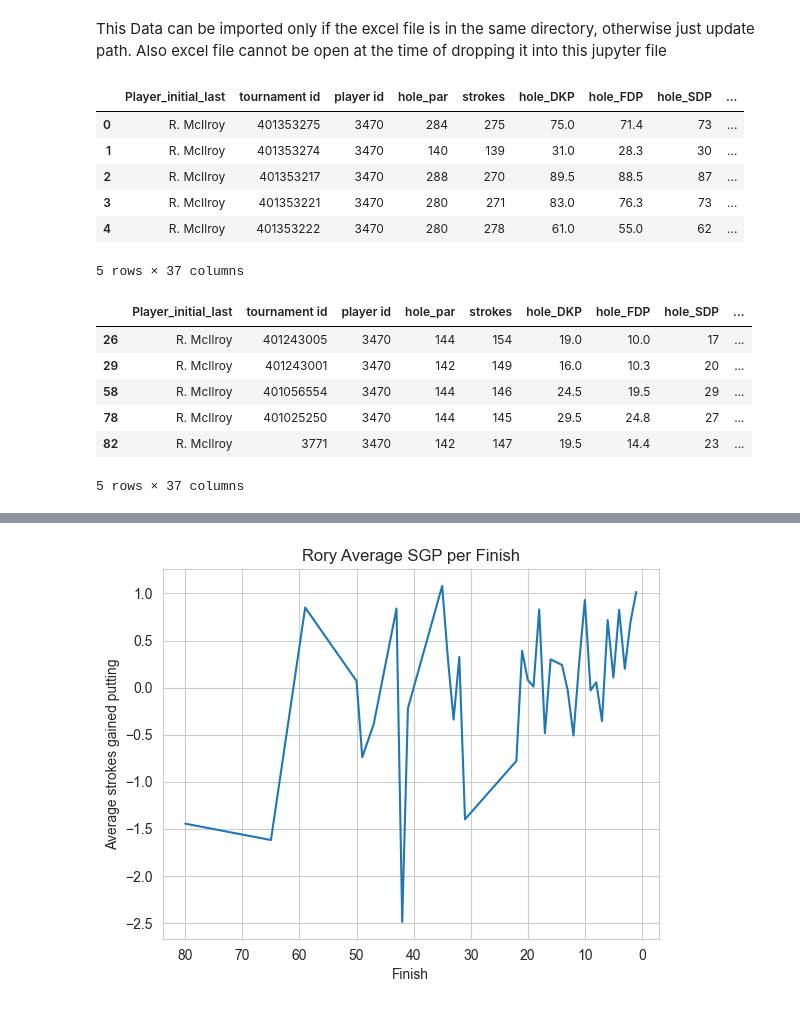
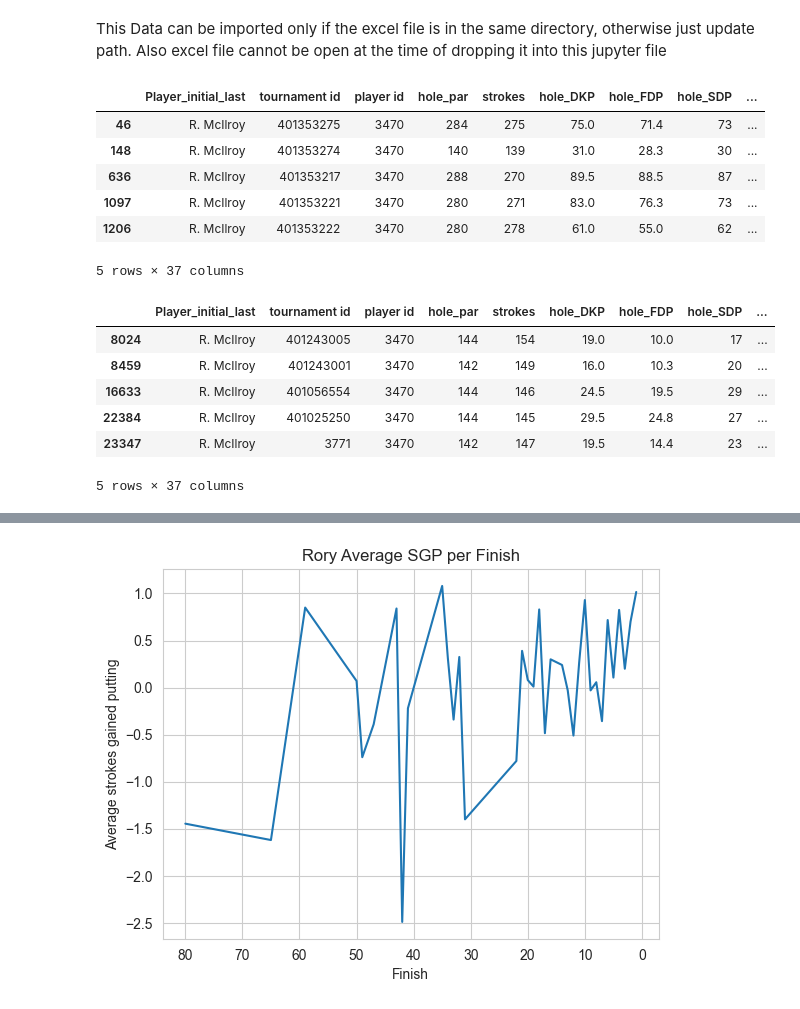
Before and after one commit to jfiengo/PGA_Analytics, a Jupyter notebook: RoryMcIlroy.ipynb, the cells around one changed output, grey strips where cells are left out. Cells and saved outputs as stored; diff of their text form; code cells hidden in the pictures.

```diff
--- a/RoryMcIlroy.ipynb
+++ b/RoryMcIlroy.ipynb
@@ -2,28 +2,31 @@
 import pandas as pd
 # %% [markdown]
 This Data can be imported only if the excel file is in the same directory, otherwise just update path. Also excel file cannot be open at the time of dropping it into this jupyter file
+# %%
+PlayerName = input("Enter name of PGA player to see their stats")
 # %%
-RoryStats = pd.read_excel('PGAData2015-2022.xlsx', sheet_name='Rory McIlroy Stats')
+fullDF = pd.read_excel('PGAData2015-2022.xlsx')
+PlayerDF = fullDF[fullDF['player'] == PlayerName]
 # %%
-RoryStats.head()
+PlayerDF.head()
 # %% [output]
 |  | Player_initial_last | tournament id | player id | hole_par | strokes | hole_DKP | hole_FDP | hole_SDP | ... |
-| 0 | R. McIlroy | 401353275 | 3470 | 284 | 275 | 75.0 | 71.4 | 73 | ... |
-| 1 | R. McIlroy | 401353274 | 3470 | 140 | 139 | 31.0 | 28.3 | 30 | ... |
-| 2 | R. McIlroy | 401353217 | 3470 | 288 | 270 | 89.5 | 88.5 | 87 | ... |
-| 3 | R. McIlroy | 401353221 | 3470 | 280 | 271 | 83.0 | 76.3 | 73 | ... |
-| 4 | R. McIlroy | 401353222 | 3470 | 280 | 278 | 61.0 | 55.0 | 62 | ... |
+| 46 | R. McIlroy | 401353275 | 3470 | 284 | 275 | 75.0 | 71.4 | 73 | ... |
+| 148 | R. McIlroy | 401353274 | 3470 | 140 | 139 | 31.0 | 28.3 | 30 | ... |
+| 636 | R. McIlroy | 401353217 | 3470 | 288 | 270 | 89.5 | 88.5 | 87 | ... |
+| 1097 | R. McIlroy | 401353221 | 3470 | 280 | 271 | 83.0 | 76.3 | 73 | ... |
+| 1206 | R. McIlroy | 401353222 | 3470 | 280 | 278 | 61.0 | 55.0 | 62 | ... |
 5 rows × 37 columns
 # %%
-CutCheck = RoryStats['Finish'] == 'CUT'
-CutStats = RoryStats[CutCheck]
+CutCheck = PlayerDF['Finish'] == 'CUT'
+CutStats = PlayerDF[CutCheck]
 CutStats.head()
 # %% [output]
 |  | Player_initial_last | tournament id | player id | hole_par | strokes | hole_DKP | hole_FDP | hole_SDP | ... |
-| 26 | R. McIlroy | 401243005 | 3470 | 144 | 154 | 19.0 | 10.0 | 17 | ... |
-| 29 | R. McIlroy | 401243001 | 3470 | 142 | 149 | 16.0 | 10.3 | 20 | ... |
-| 58 | R. McIlroy | 401056554 | 3470 | 144 | 146 | 24.5 | 19.5 | 29 | ... |
-| 78 | R. McIlroy | 401025250 | 3470 | 144 | 145 | 29.5 | 24.8 | 27 | ... |
-| 82 | R. McIlroy | 3771 | 3470 | 142 | 147 | 19.5 | 14.4 | 23 | ... |
+| 8024 | R. McIlroy | 401243005 | 3470 | 144 | 154 | 19.0 | 10.0 | 17 | ... |
+| 8459 | R. McIlroy | 401243001 | 3470 | 142 | 149 | 16.0 | 10.3 | 20 | ... |
+| 16633 | R. McIlroy | 401056554 | 3470 | 144 | 146 | 24.5 | 19.5 | 29 | ... |
+| 22384 | R. McIlroy | 401025250 | 3470 | 144 | 145 | 29.5 | 24.8 | 27 | ... |
+| 23347 | R. McIlroy | 3771 | 3470 | 142 | 147 | 19.5 | 14.4 | 23 | ... |
 5 rows × 37 columns
 # %%
```
Also changed, not shown: parts of 13 cells of this notebook.
